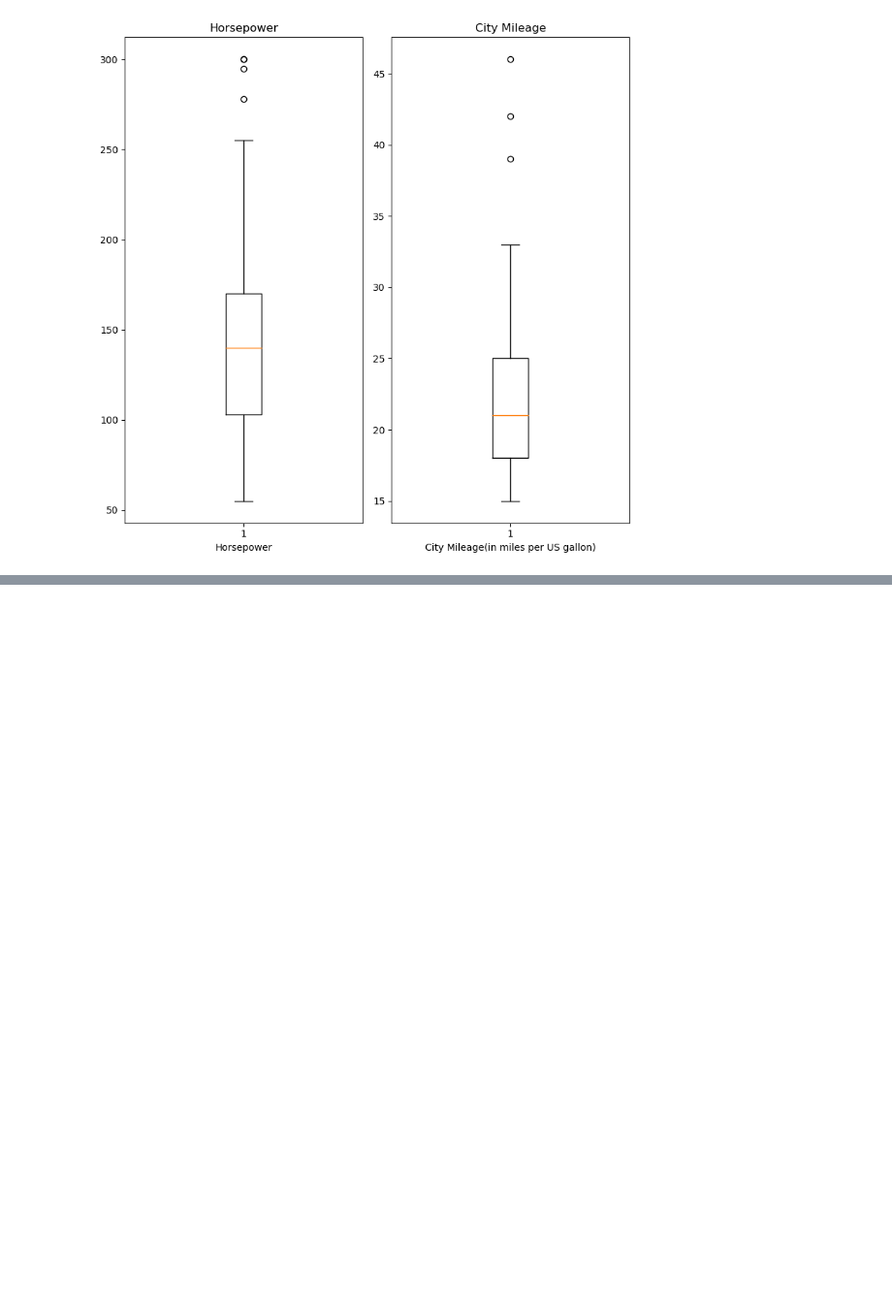
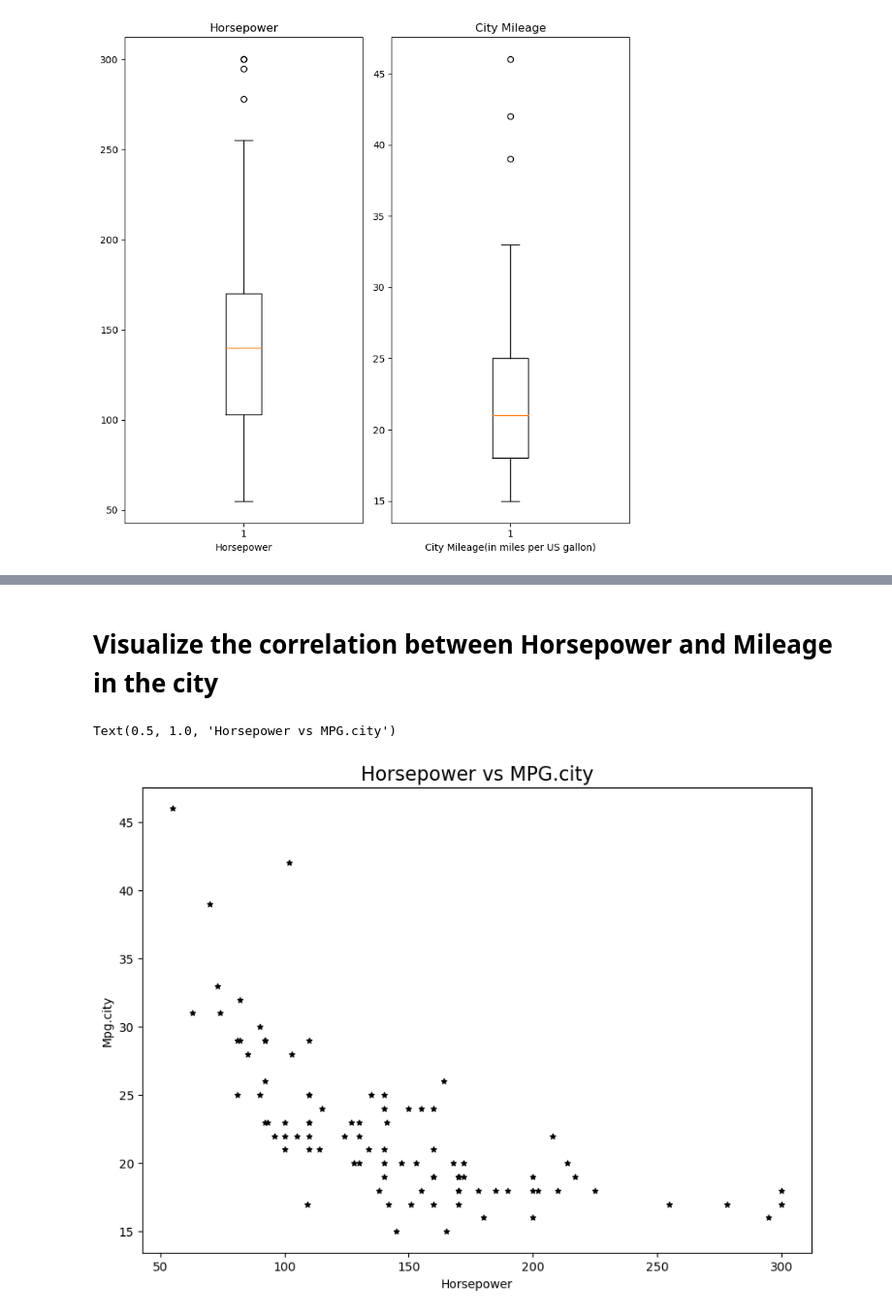
Before and after one commit to Ronith369/AILab, a Jupyter notebook: Exp24-Day6(Cars93).ipynb, the cells around one changed output, grey strips where cells are left out. Shown at 97% size. Saved outputs shown, nothing was run; the diff lists cells and outputs as text; code cells hidden in the pictures; blank space fills up the shorter version.

```diff
--- a/Exp24-Day6(Cars93).ipynb
+++ b/Exp24-Day6(Cars93).ipynb
@@ -34,0 +56,10 @@ fig.tight_layout()
+# %% [markdown]
+# Visualize the correlation between Horsepower and Mileage in the city
+# %%
+ax = cars_df.plot(["Horsepower"],["MPG.city"],kind = "scatter",color = "black",marker = "*",figsize = (10,7))
+ax.set_xlabel("Horsepower")
+ax.set_ylabel("Mpg.city")
+ax.set_title("Horsepower vs MPG.city",fontsize = 16)
+# %% [output]
+Text(0.5, 1.0, 'Horsepower vs MPG.city')
+[figure, added]
```
Also changed, not shown: parts of 16 cells of this notebook.
